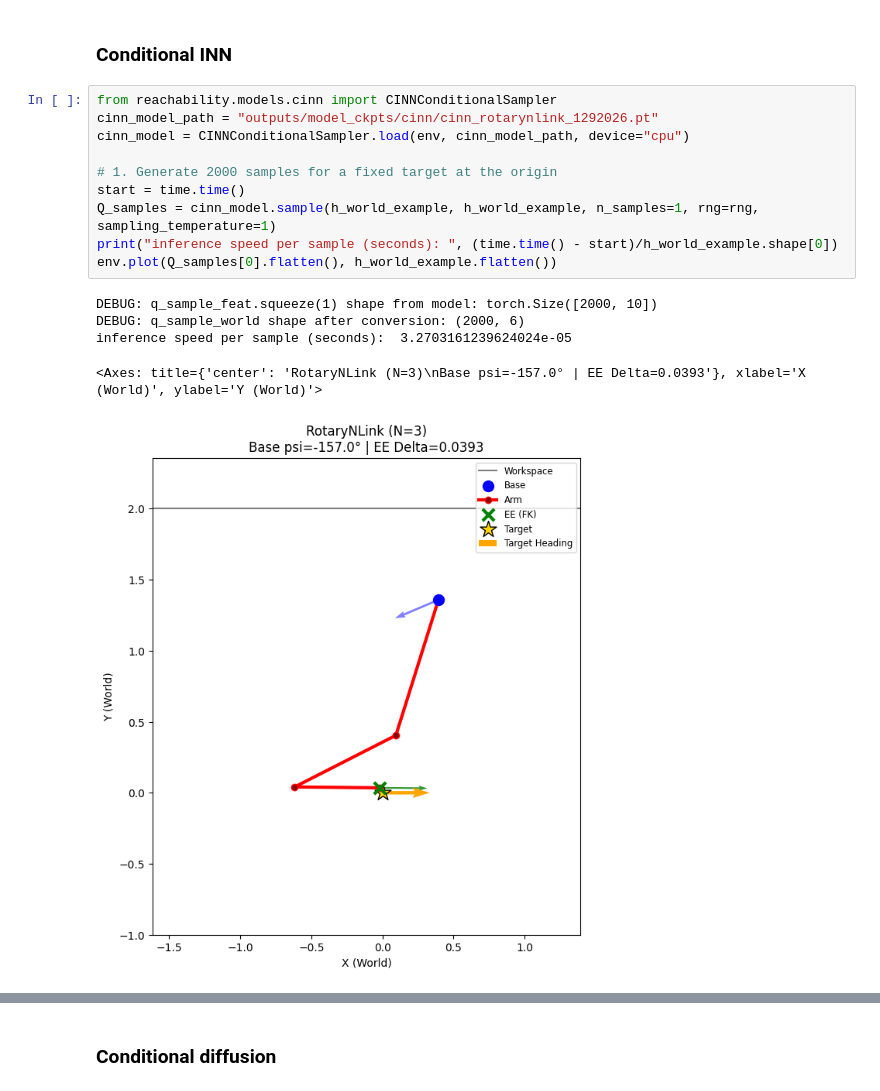
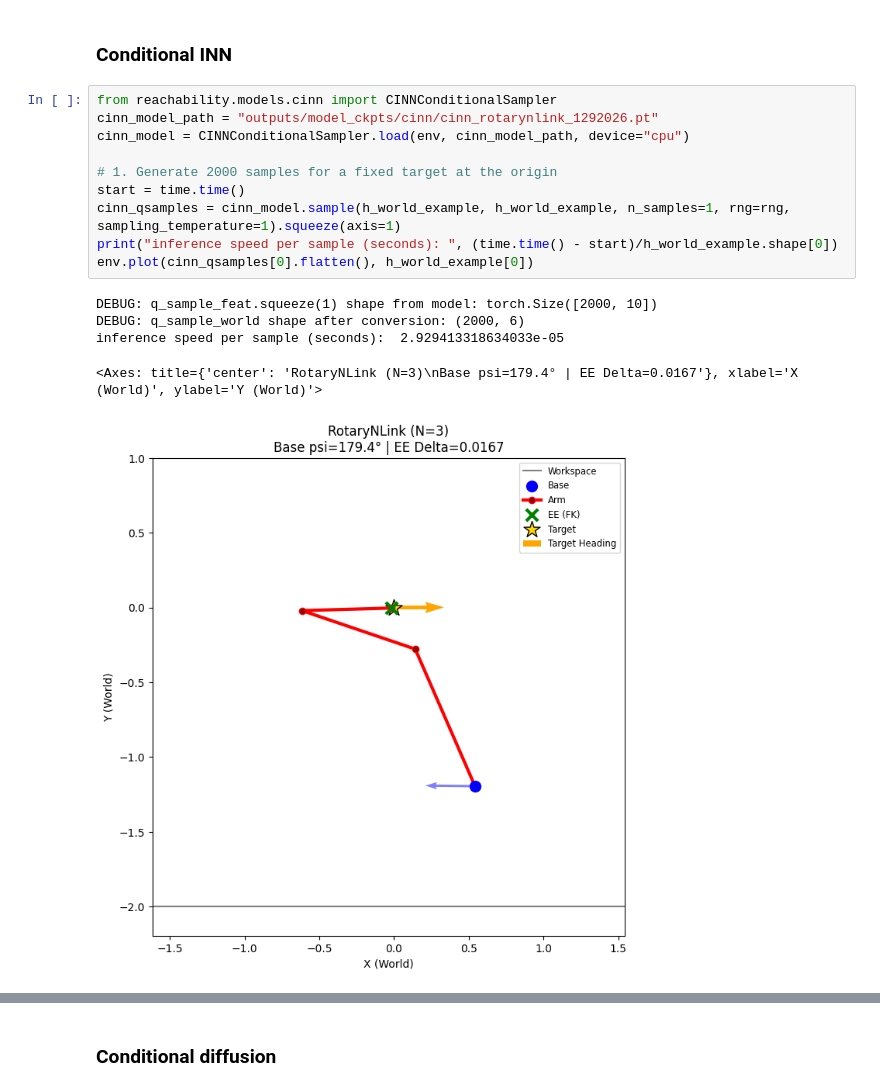
Before and after one commit to kyishanzh/reachability_tests, a Jupyter notebook: rotarynlink_env.ipynb, the cells around one changed output, grey strips where cells are left out. Drawn from its saved outputs; the diff is of its cells as text.

```diff
--- a/rotarynlink_env.ipynb
+++ b/rotarynlink_env.ipynb
@@ -90,17 +79,17 @@ plot_data_distribution([0, 0], bx, by, psi, thetas)
 # %%
 from reachability.models.cinn import CINNConditionalSampler
 cinn_model_path = "outputs/model_ckpts/cinn/cinn_rotarynlink_1292026.pt"
 cinn_model = CINNConditionalSampler.load(env, cinn_model_path, device="cpu")
 
 # 1. Generate 2000 samples for a fixed target at the origin
 start = time.time()
-Q_samples = cinn_model.sample(h_world_example, h_world_example, n_samples=1, rng=rng, sampling_temperature=1)
+cinn_qsamples = cinn_model.sample(h_world_example, h_world_example, n_samples=1, rng=rng, sampling_temperature=1).squeeze(axis=1)
 print("inference speed per sample (seconds): ", (time.time() - start)/h_world_example.shape[0])
-env.plot(Q_samples[0].flatten(), h_world_example.flatten())
+env.plot(cinn_qsamples[0].flatten(), h_world_example[0])
 # %% [output]
 DEBUG: q_sample_feat.squeeze(1) shape from model: torch.Size([2000, 10])
 DEBUG: q_sample_world shape after conversion: (2000, 6)
-inference speed per sample (seconds):  3.2703161239624024e-05
+inference speed per sample (seconds):  2.929413318634033e-05
-<Axes: title={'center': 'RotaryNLink (N=3)\nBase psi=-157.0° | EE Delta=0.0393'}, xlabel='X (World)', ylabel='Y (World)'>
+<Axes: title={'center': 'RotaryNLink (N=3)\nBase psi=179.4° | EE Delta=0.0167'}, xlabel='X (World)', ylabel='Y (World)'>
-[figure, old version]
+[figure, new version]
 # %%
```
Also changed, not shown: parts of 15 cells of this notebook, 16 other files.
